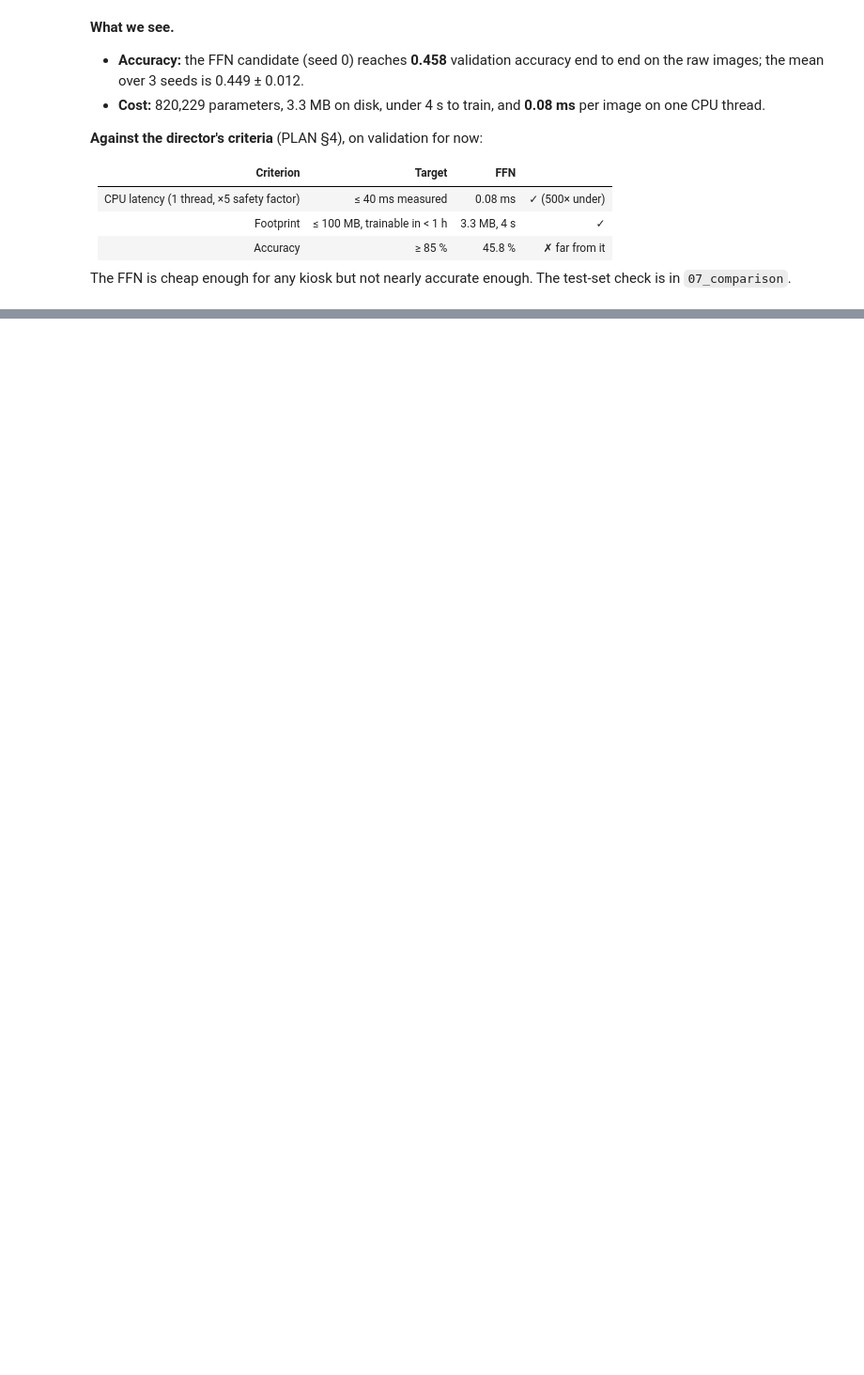
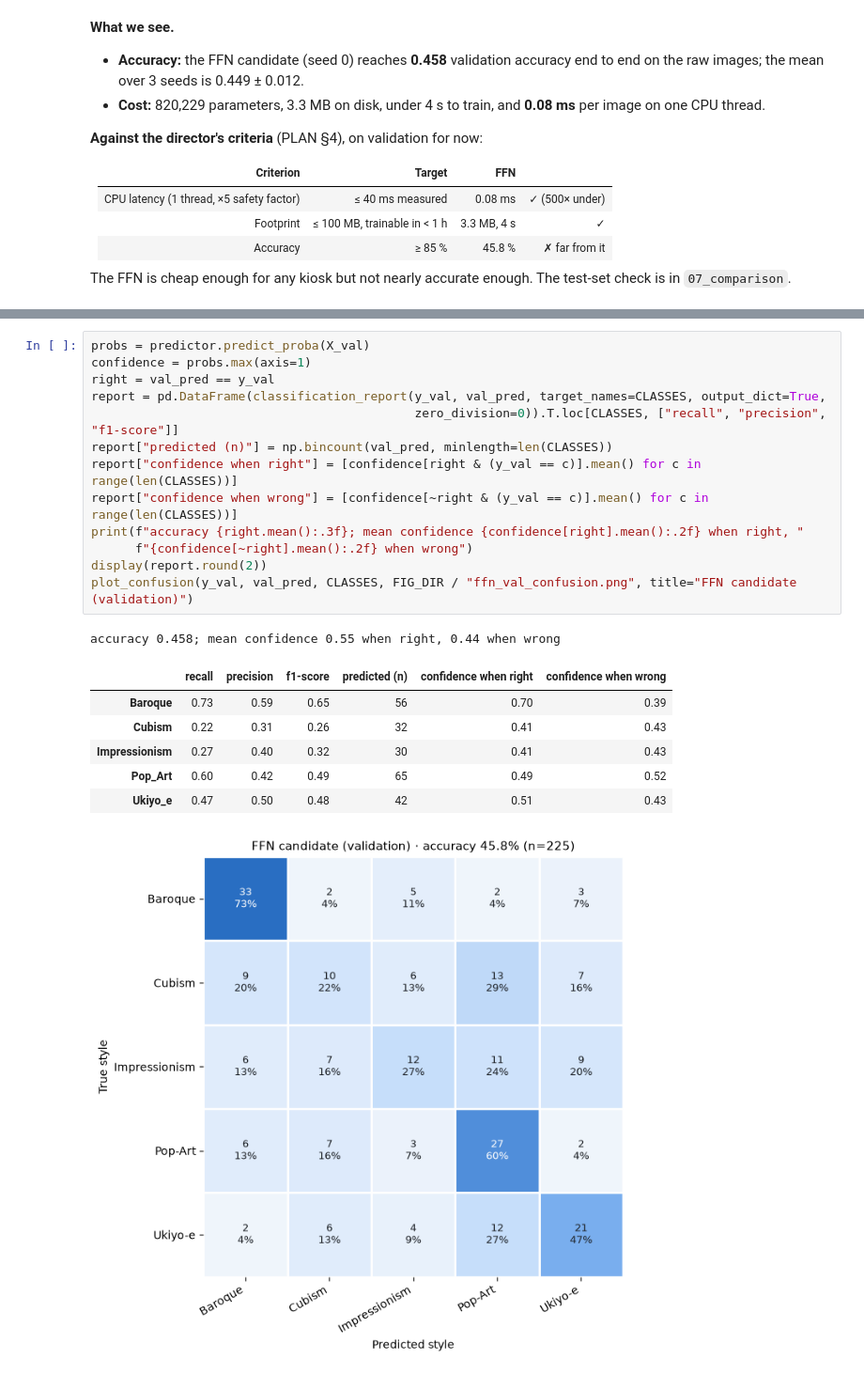
Before and after one commit to anthonyrascle43-stack/Neural-Network-Project, a Jupyter notebook: notebooks/03_diagnosis.ipynb, the cells around one changed output, grey strips where cells are left out. Shown at 94% size. Saved outputs shown, nothing was run; the diff lists cells and outputs as text; blank space fills up the shorter version.

```diff
--- a/notebooks/03_diagnosis.ipynb
+++ b/notebooks/03_diagnosis.ipynb
@@ -575,0 +586,22 @@ The FFN is cheap enough for any kiosk but not nearly accurate enough. The test-s
+# %%
+probs = predictor.predict_proba(X_val)
+confidence = probs.max(axis=1)
+right = val_pred == y_val
+report = pd.DataFrame(classification_report(y_val, val_pred, target_names=CLASSES, output_dict=True,
+                                            zero_division=0)).T.loc[CLASSES, ["recall", "precision", "f1-score"]]
+report["predicted (n)"] = np.bincount(val_pred, minlength=len(CLASSES))
+report["confidence when right"] = [confidence[right & (y_val == c)].mean() for c in range(len(CLASSES))]
+report["confidence when wrong"] = [confidence[~right & (y_val == c)].mean() for c in range(len(CLASSES))]
+print(f"accuracy {right.mean():.3f}; mean confidence {confidence[right].mean():.2f} when right, "
+      f"{confidence[~right].mean():.2f} when wrong")
+display(report.round(2))
+plot_confusion(y_val, val_pred, CLASSES, FIG_DIR / "ffn_val_confusion.png", title="FFN candidate (validation)")
+# %% [output]
+accuracy 0.458; mean confidence 0.55 when right, 0.44 when wrong
+|  | recall | precision | f1-score | predicted (n) | confidence when right | confidence when wrong |
+| Baroque | 0.73 | 0.59 | 0.65 | 56 | 0.70 | 0.39 |
+| Cubism | 0.22 | 0.31 | 0.26 | 32 | 0.41 | 0.43 |
+| Impressionism | 0.27 | 0.40 | 0.32 | 30 | 0.41 | 0.43 |
+| Pop_Art | 0.60 | 0.42 | 0.49 | 65 | 0.49 | 0.52 |
+| Ukiyo_e | 0.47 | 0.50 | 0.48 | 42 | 0.51 | 0.43 |
+[figure, added]
```
Also changed, not shown: parts of 10 cells of this notebook, 4 other files.
